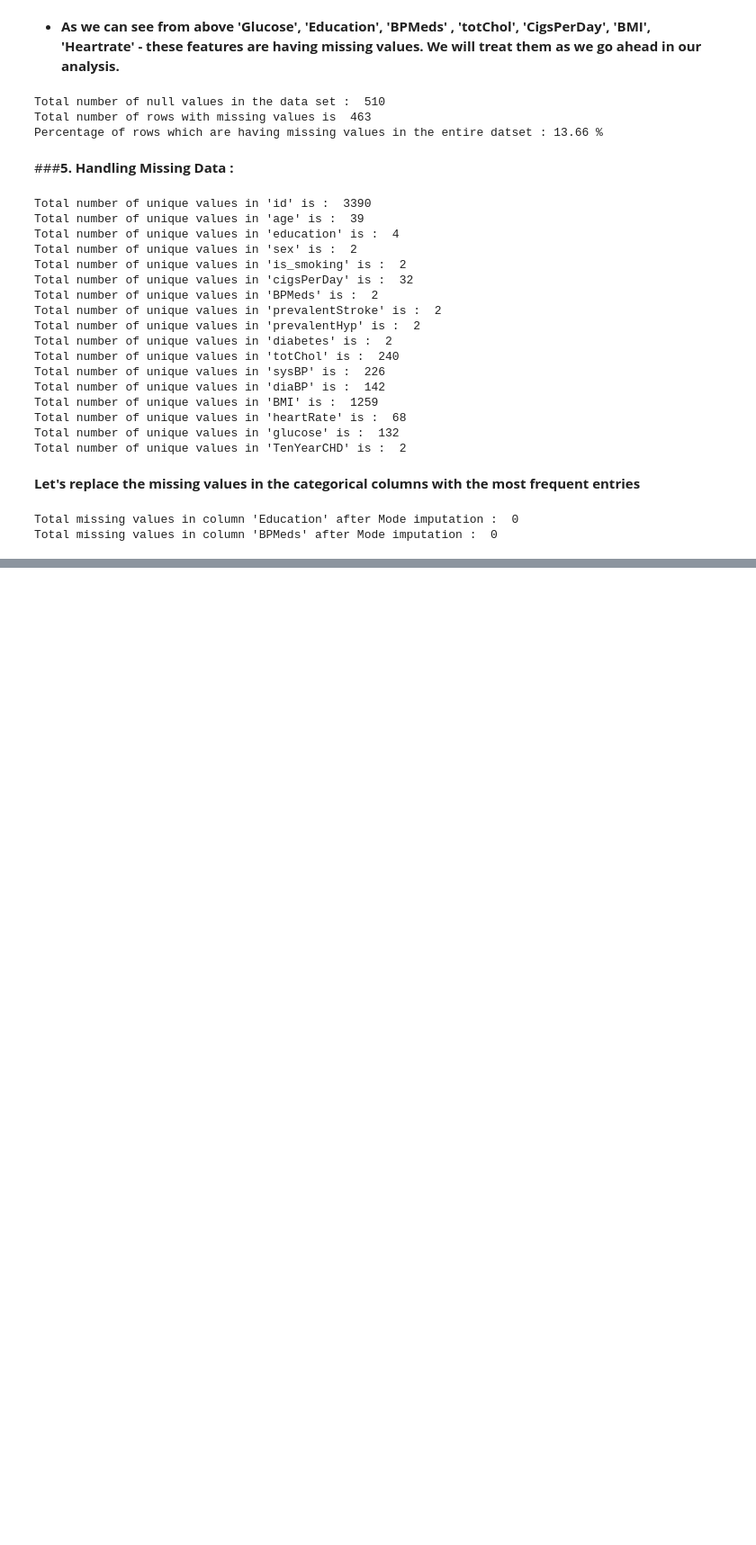
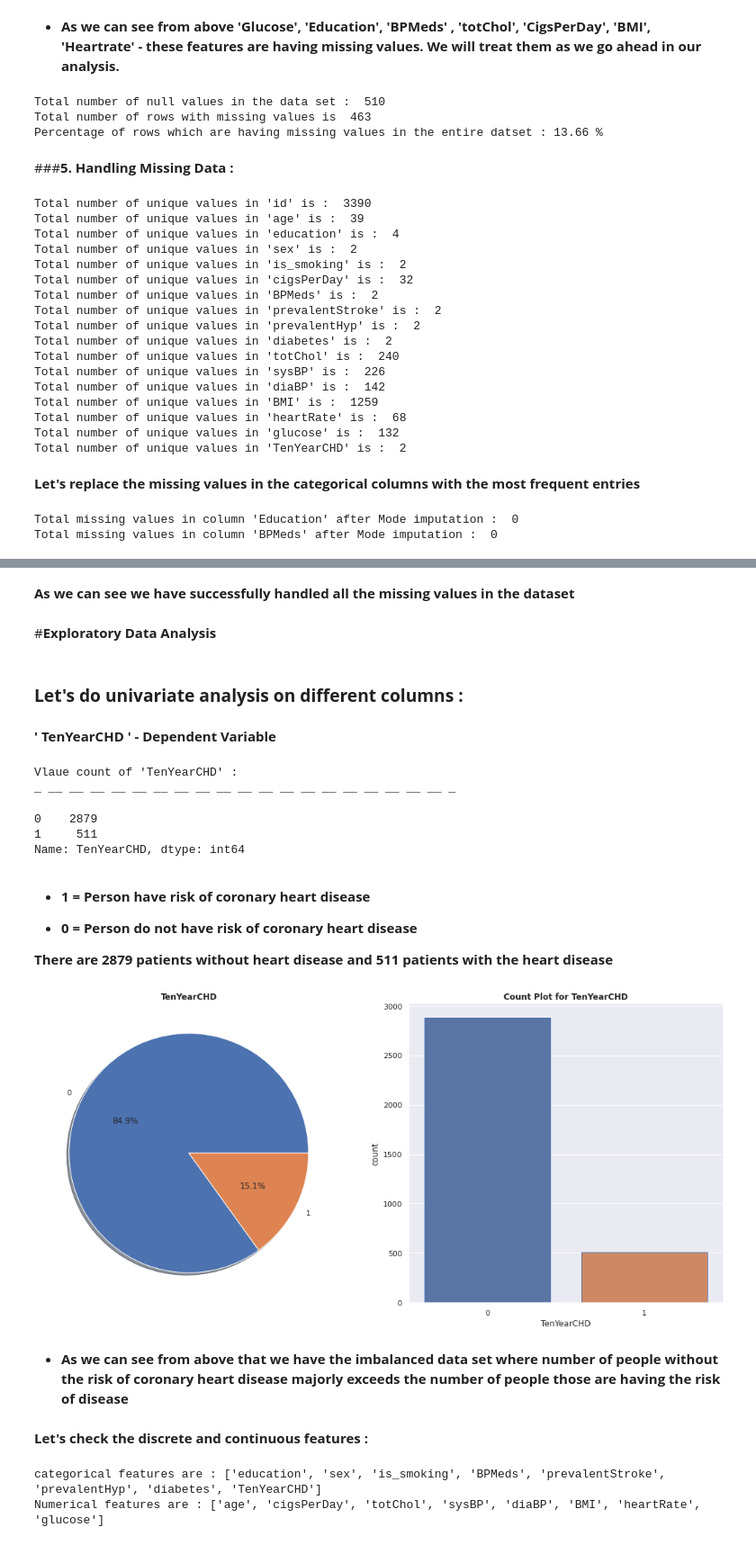
Before and after one commit to Kousikdutta1/Cardiovascular-Risk-Prediction, a Jupyter notebook: Kousik_Dutta_Cardiovascular_Risk_Prediction_Capstone_Project_.ipynb, the cells around one changed output, grey strips where cells are left out. Shown at 90% size. Drawn from its saved outputs; the diff is of its cells as text; code cells hidden in the pictures; blank space fills up the shorter version.

Commit message:
Second Commit Cardiovascular Risk Prediction

```diff
--- a/Kousik_Dutta_Cardiovascular_Risk_Prediction_Capstone_Project_.ipynb
+++ b/Kousik_Dutta_Cardiovascular_Risk_Prediction_Capstone_Project_.ipynb
@@ -302,0 +356,43 @@ Total missing values in column 'BPMeds' after Mode imputation :  0
+# %% [markdown]
+**As we can see we have successfully handled all the missing values in the dataset**
+# %% [markdown]
+#**Exploratory Data Analysis**
+# %% [markdown]
+### **Let's do univariate analysis on different columns :**
+# %% [markdown]
+**' TenYearCHD ' - Dependent Variable**
+# %%
+# Checking the value counts of the dependent variable
+
+print("Vlaue count of 'TenYearCHD' :")
+print("_ _"*20)
+print('\n')
+cvdf['TenYearCHD'].value_counts()
+# %% [output]
+Vlaue count of 'TenYearCHD' :
+_ __ __ __ __ __ __ __ __ __ __ __ __ __ __ __ __ __ __ __ _
+0    2879
+1     511
+Name: TenYearCHD, dtype: int64
+# %% [markdown]
+* **1 = Person have risk of coronary heart disease**
+
+
+* **0 = Person do not have risk of coronary heart disease**
+
+**There are 2879 patients without heart disease and 511 patients with the heart disease**
+# %%
+# Let's visualize the Target variable
+
+
+fig,axes = plt.subplots(1,2, figsize = (18,8))
+cvdf['TenYearCHD'].value_counts().plot.pie(autopct = '%1.1f%%', ax = axes[0], shadow = True)
+sns.countplot('TenYearCHD', data = cvdf, ax = axes[1], edgecolor = 'b')
+axes[0].set_title('TenYearCHD', weight = 'bold')
+axes[0].set_ylabel('')
+axes[1].set_title('Count Plot for TenYearCHD', weight = 'bold')
+plt.show();
+# %% [output]
+[figure, added]
+# %% [markdown]
+* **As we can see from above that we have the imbalanced data set where number of people without the risk of coronary heart disease majorly exceeds the number of people those are having the risk of disease**
@@ -302,0 +403,13 @@ Total missing values in column 'BPMeds' after Mode imputation :  0
+# %% [markdown]
+**Let's check the discrete and continuous features :**
+# %%
+# Let's create to variables containing 'Categorical' and 'Numerical' features
+
+Categorical_features = [i for i in cvdf.columns if cvdf[i].nunique() <= 4]
+Numerical_features = [i for i in cvdf.columns if cvdf[i].nunique() > 4 ]
+
+print(f'categorical features are : {Categorical_features}')
+print(f'Numerical features are : {Numerical_features}')
+# %% [output]
+categorical features are : ['education', 'sex', 'is_smoking', 'BPMeds', 'prevalentStroke', 'prevalentHyp', 'diabetes', 'TenYearCHD']
+Numerical features are : ['age', 'cigsPerDay', 'totChol', 'sysBP', 'diaBP', 'BMI', 'heartRate', 'glucose']
```
Also changed, not shown: parts of 9 cells of this notebook.
